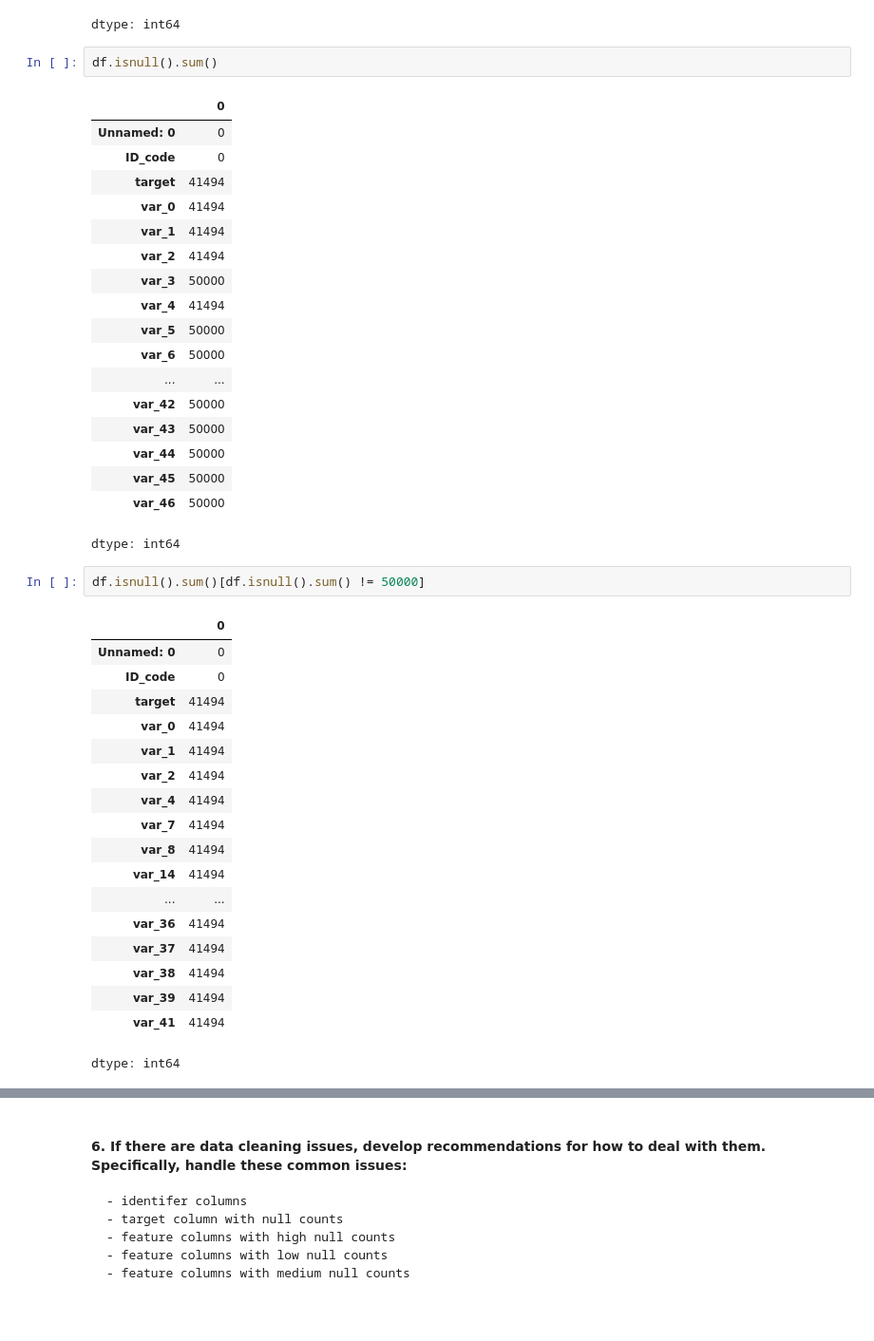
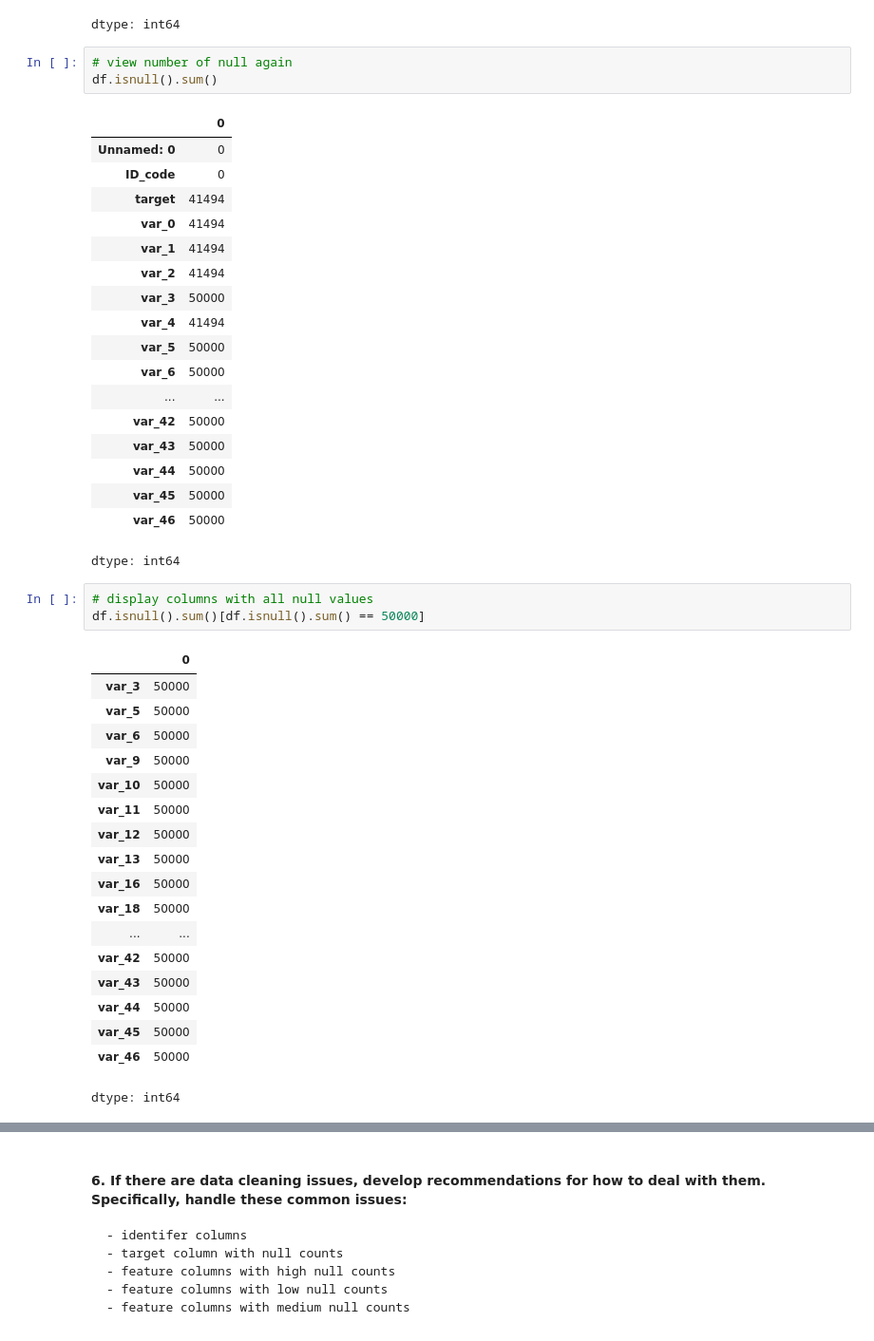
Before and after one commit to cnmi-ds-22/tanickell___Data-Science-Portfolio-C22, a Jupyter notebook: Modules/Module_1_Intro_to_DS_and_Naive_Bayes/Projects/Instructions/Project.1-Transactions/Project.1-Pass-08.ipynb, the cells around one changed output, grey strips where cells are left out. Shown at 95% size. Cells and saved outputs as stored; diff of their text form.

```diff
--- a/Modules/Module_1_Intro_to_DS_and_Naive_Bayes/Projects/Instructions/Project.1-Transactions/Project.1-Pass-08.ipynb
+++ b/Modules/Module_1_Intro_to_DS_and_Naive_Bayes/Projects/Instructions/Project.1-Transactions/Project.1-Pass-08.ipynb
@@ -315,6 +315,7 @@ df[[target_col]].isnull().sum()
 | target | 41494 |
 dtype: int64
 # %%
+# view number of null again
 df.isnull().sum()
 # %% [output]
 |  | 0 |
@@ -336,23 +337,24 @@ df.isnull().sum()
 | var_46 | 50000 |
 dtype: int64
 # %%
-df.isnull().sum()[df.isnull().sum() != 50000]
+# display columns with all null values
+df.isnull().sum()[df.isnull().sum() == 50000]
 # %% [output]
 |  | 0 |
-| Unnamed: 0 | 0 |
-| ID_code | 0 |
-| target | 41494 |
-| var_0 | 41494 |
-| var_1 | 41494 |
-| var_2 | 41494 |
-| var_4 | 41494 |
-| var_7 | 41494 |
-| var_8 | 41494 |
-| var_14 | 41494 |
+| var_3 | 50000 |
+| var_5 | 50000 |
+| var_6 | 50000 |
+| var_9 | 50000 |
+| var_10 | 50000 |
+| var_11 | 50000 |
+| var_12 | 50000 |
+| var_13 | 50000 |
+| var_16 | 50000 |
+| var_18 | 50000 |
 | ... | ... |
-| var_36 | 41494 |
-| var_37 | 41494 |
-| var_38 | 41494 |
-| var_39 | 41494 |
-| var_41 | 41494 |
+| var_42 | 50000 |
+| var_43 | 50000 |
+| var_44 | 50000 |
+| var_45 | 50000 |
+| var_46 | 50000 |
 dtype: int64
```
Also changed, not shown: parts of 102 cells of this notebook.
